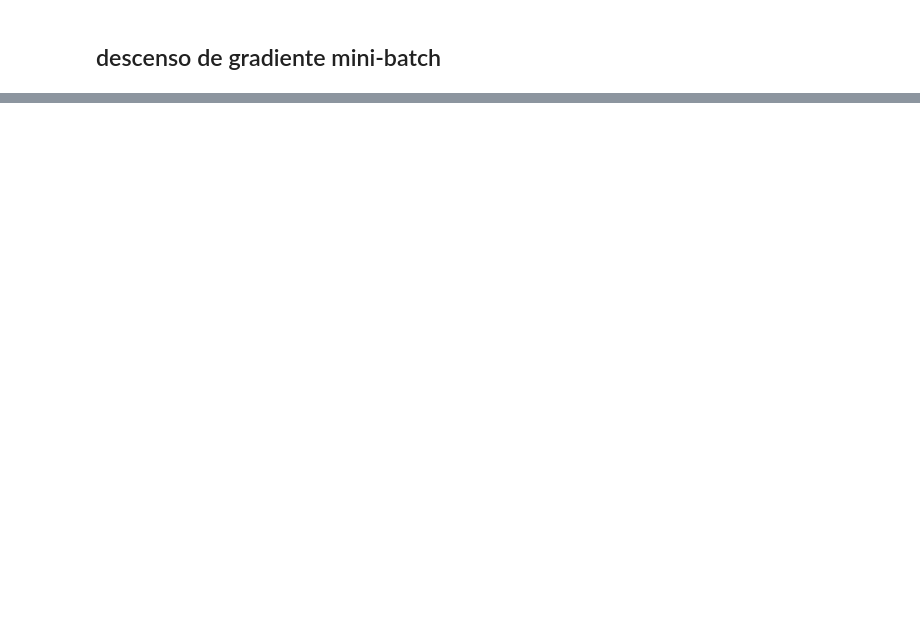
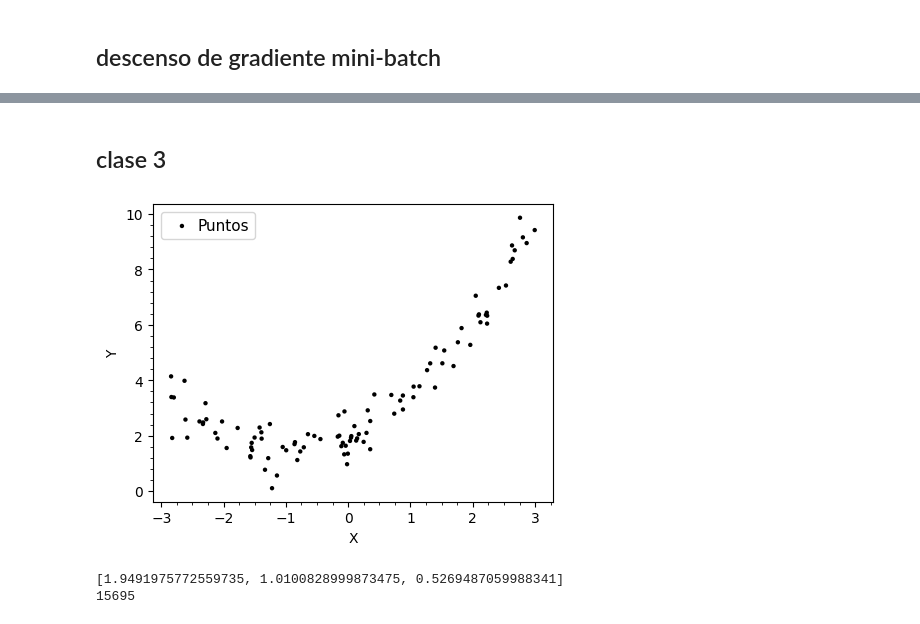
Before and after one commit to iamCristopher/Ciencia-de-datos, a Jupyter notebook: gradeint resent.ipynb, the cells around one changed output, grey strips where cells are left out. Saved outputs shown, nothing was run; the diff lists cells and outputs as text; code cells hidden in the pictures; blank space fills up the shorter version.

```diff
--- a/gradeint resent.ipynb
+++ b/gradeint resent.ipynb
@@ -201,0 +202,2 @@ print(theta)
+# %% [markdown]
+## clase 3
@@ -201,0 +239,52 @@ print(theta)
+# %%
+m = 100
+x = 6 * np.random.rand(m) - 3
+y = 2 + x + 0.5 * x**2 + 0.5*np.random.randn(m)
+#grafico
+fig=plt.figure(1,figsize=(5,3.5),dpi=100)
+fig.subplots_adjust(left=0.15,bottom=0.12,right=0.95,top=0.97,hspace=0.24,wspace=0.20)
+ax1=fig.add_subplot(111)
+ax1.set_xlabel("X")
+ax1.set_ylabel("Y")
+
+ax1.scatter(x,y,marker=".",fc="black",ec="none",s=40,label="Puntos")
+xv=np.linspace(0,2,100)
+#ax1.plot(xv,xv*theta[0]+theta[1],color="red",label="Ajuste lineal")
+ax1.xaxis.set_minor_locator(AutoMinorLocator(4))
+ax1.yaxis.set_minor_locator(AutoMinorLocator(5))
+ax1.legend(loc=2,scatterpoints=1,handletextpad=0.001,fontsize=11)
+plt.show()
+# %% [output]
+[figure, added]
+# %%
+# calculamos  el gradient descent
+theta=[random.uniform(-1,1),random.uniform(-1,1),random.uniform(-1,1)]
+
+X= np.array([(1,xv,xv**2) for xv in x])
+learning_rate= 0.001
+n_iter_max= 100_000
+gtol= 1e-6
+
+#batch gradiente descent
+iterar= True
+n_iter= 0
+while iterar:
+    gradiente= gradiente_mse_pol_clas(X,y,theta)
+
+    #damos un paso en la direccion contrario al gradiente
+    theta= paso_en_gradiente(theta,gradiente,-learning_rate)
+
+    #revisar si se alcanzo el numero maximo de iteraciones
+    if n_iter > n_iter_max:
+        iterar=False
+
+    #revisamos si la norma del gradiente alcanzo el umbral minimo
+    norm_grad= sum([g**2 for g in gradiente])**(1/2)
+    if norm_grad < gtol:
+        iterar = False
+    n_iter +=1
+print(theta)
+print(n_iter)
+# %% [output]
+[1.9491975772559735, 1.0100828999873475, 0.5269487059988341]
+15695
```
Also changed, not shown: parts of 9 cells of this notebook.
